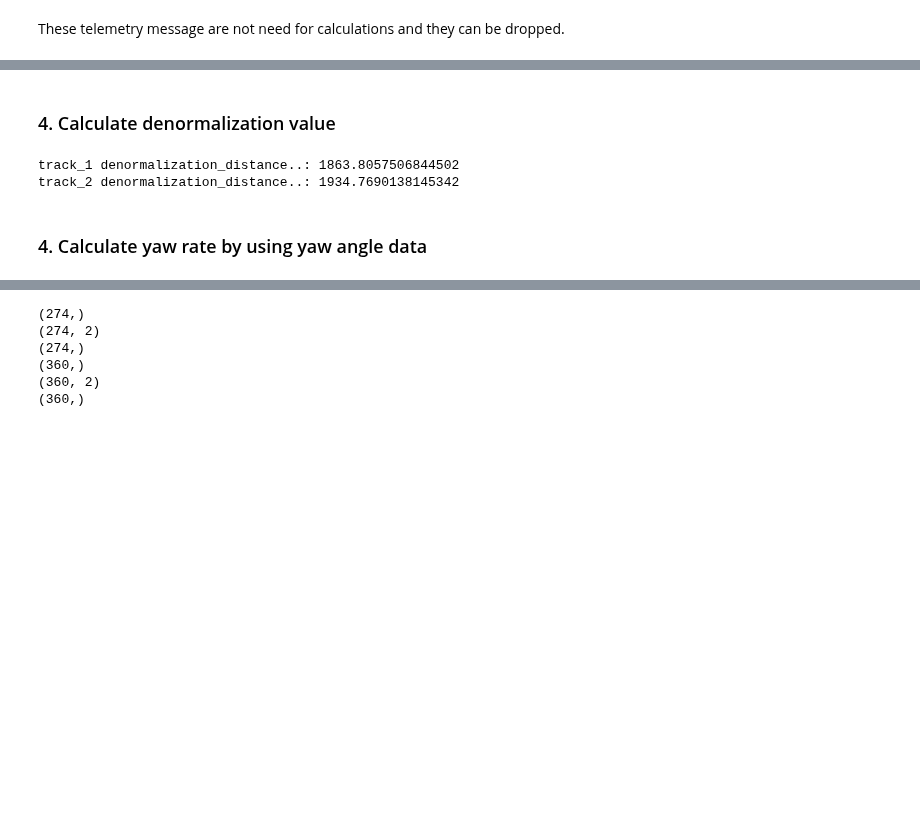
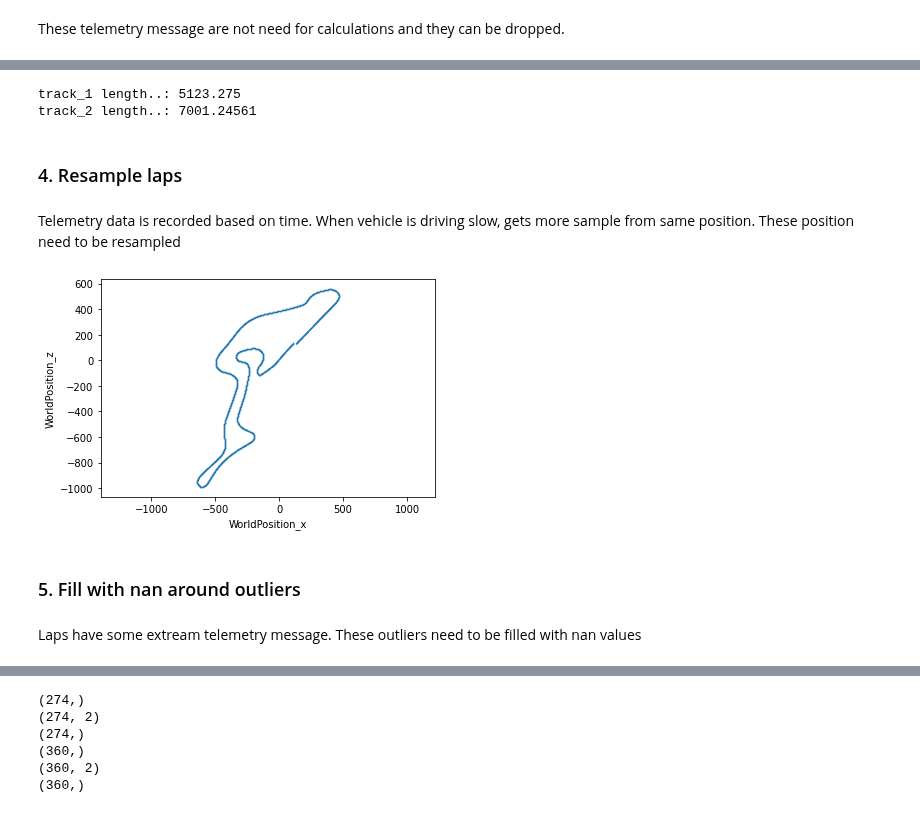
Before and after one commit to b4mad/racing, a Jupyter notebook: notebooks/track_sections_from_coordinates.ipynb, the cells around one changed output, grey strips where cells are left out. Drawn from its saved outputs; the diff is of its cells as text; code cells hidden in the pictures; blank space fills up the shorter version.

```diff
--- a/notebooks/track_sections_from_coordinates.ipynb
+++ b/notebooks/track_sections_from_coordinates.ipynb
@@ -330,27 +341,51 @@ plt.show()
+# %%
+for track_id in tracks.keys():
+    laps = tracks[track_id]['laps']
+    lenght = 0
+    for lap_idx in range(len(laps)):
+        max_distance = laps[lap_idx]['distances'].max()
+        if max_distance > lenght:
+            lenght = max_distance
+    tracks[track_id]['length'] = lenght
+# %%
+for track_id in tracks.keys():
+    print(track_id, 'length..:', tracks[track_id]['length'])
+# %% [output]
+track_1 length..: 5123.275
+track_2 length..: 7001.24561
+# %% [markdown]
+### 4. Resample laps
+# %% [markdown]
+Telemetry data is recorded based on time. When vehicle is driving slow, gets more sample from same position. These position need to be resampled
 # %%
+delta_distance = 0.001 * 1863.8057506844502
 # Iterate over the tracks
 for track_id in tracks.keys():
     laps = tracks[track_id]['laps']
+    lenght = tracks[track_id]['length']
     # Iterate over the laps
     for lap_idx in range(len(laps)):
-        distances = laps[lap_idx]['distances']
-        points = laps[lap_idx]['points']
-        # Calculate yaw angle
-        differences = np.diff(points, axis=0)
-        yaw_angles = np.arctan2(differences[:,0], differences[:,1])
-        yaw_angles = np.unwrap(yaw_angles)
-        # Add yaw angles to lap
-        tracks[track_id]['laps'][lap_idx]['distances'] = distances[1:]
-        tracks[track_id]['laps'][lap_idx]['points'] = points[1:,:]
-        tracks[track_id]['laps'][lap_idx]['yaw_angles'] = yaw_angles
+        distances = laps[lap_idx]['distances'].copy()
+        points = laps[lap_idx]['points'].copy()
+        resampled_distances = np.arange(0, lenght, delta_distance)
+        x = points[:,0]
+        y = points[:,1]
+        x_n = np.interp(resampled_distances, distances, x, left=np.nan, right=np.nan)
+        y_n = np.interp(resampled_distances, distances, y, left=np.nan, right=np.nan)
+
+        tracks[track_id]['laps'][lap_idx]['distances'] = resampled_distances
+        tracks[track_id]['laps'][lap_idx]['points'] = np.column_stack((x_n, y_n))
 # %%
 distances = tracks['track_1']['laps'][0]['distances']
-yaw_angles = tracks['track_1']['laps'][0]['yaw_angles']
+points = tracks['track_1']['laps'][0]['points']
 
 plt.figure()
-plt.plot(distances, yaw_angles)
-plt.xlabel('DistanceRoundTrack')
-plt.ylabel('YawAngle')
+x = points[:,0]
+y = points[:,1]
+plt.scatter(x, y, s=0.1)
+plt.gca().set_aspect('equal', 'datalim')
+plt.xlabel('WorldPosition_x')
+plt.ylabel('WorldPosition_z')
 plt.show()
+# %% [output]
+[figure, added]
-# %% [markdown]
-### 4. Calculate denormalization value
@@ -433,8 +391,0 @@ for track_id in tracks.keys():
-# %%
-for track_id in tracks.keys():
-    print(track_id, 'denormalization_distance..:', tracks[track_id]['denormalization_distance'])
-# %% [output]
-track_1 denormalization_distance..: 1863.8057506844502
-track_2 denormalization_distance..: 1934.7690138145342
-# %% [markdown]
-### 4. Calculate yaw rate by using yaw angle data
@@ -449,0 +392,4 @@ for track_id in tracks.keys():
+# %% [markdown]
+### 5. Fill with nan around outliers
+# %% [markdown]
+Laps have some extream telemetry message. These outliers need to be filled with nan values
```
Also changed, not shown: parts of 17 cells of this notebook.
